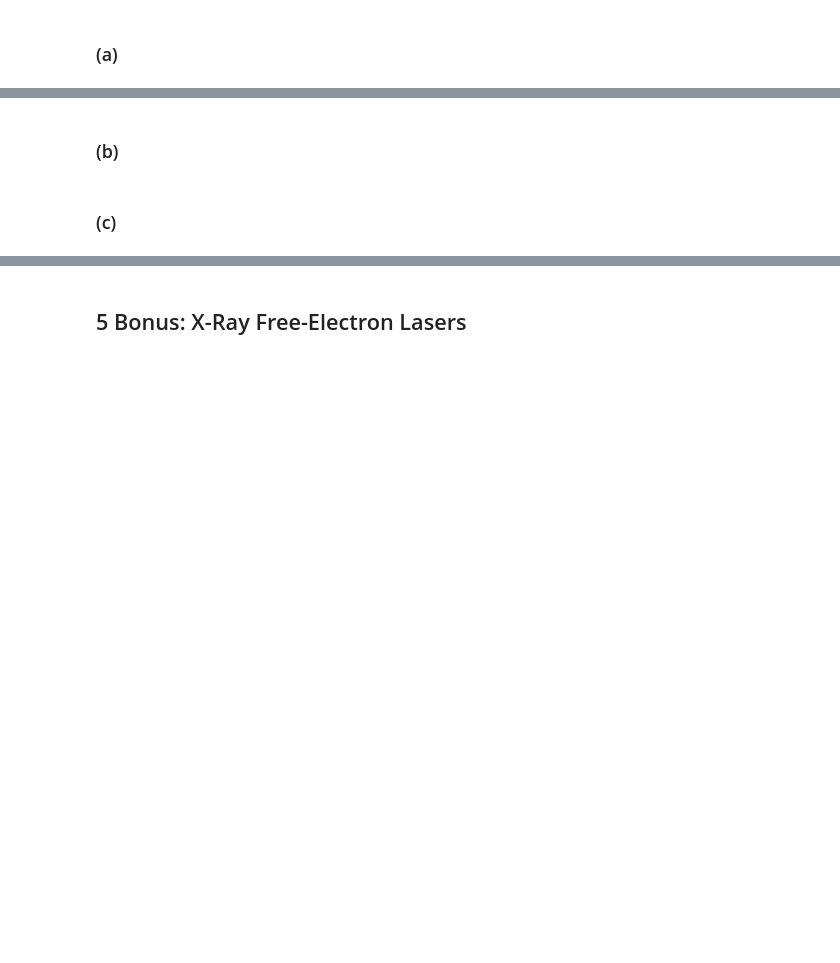
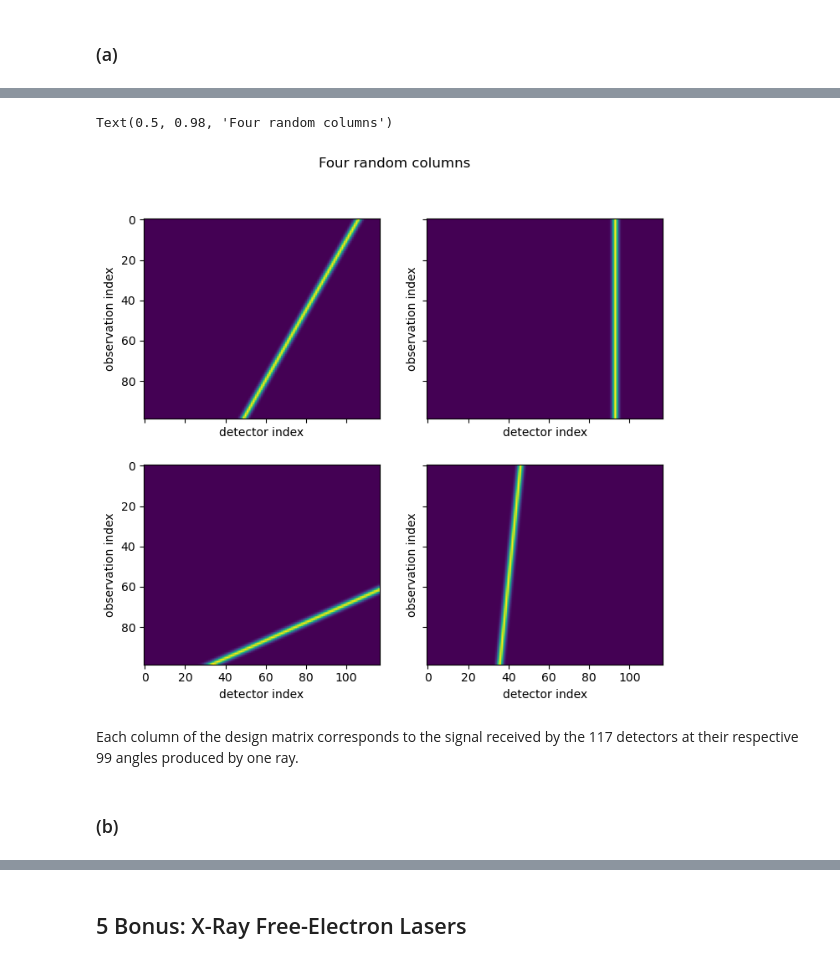
Before and after one commit to mschuemann/mlph_w24, a Jupyter notebook: sheet03/sheet03.ipynb, the cells around one changed output, grey strips where cells are left out. Saved outputs shown, nothing was run; the diff lists cells and outputs as text; code cells hidden in the pictures; blank space fills up the shorter version.

```diff
--- a/sheet03/sheet03.ipynb
+++ b/sheet03/sheet03.ipynb
@@ -246,2 +228,17 @@ plt.show()
+# %%
+design_matrix = np.load('data/design_matrix.npy')
+X = design_matrix
+fig, axes = plt.subplots(2,2,figsize=(8,7), sharey=True, sharex=True)
+axes = axes.flatten()
+for i , ax in enumerate(axes):
+    ax.imshow(np.reshape(X[:,np.random.randint(low=0, high=30*70)], (99,117)))
+    ax.set_xlabel("detector index")
+    ax.set_ylabel("observation index")
+fig.suptitle("Four random columns")
+# %% [output]
+Text(0.5, 0.98, 'Four random columns')
+[figure, added]
+# %% [markdown]
+Each column of the design matrix corresponds to the signal received by the 117 detectors at their respective 99 angles produced by one ray.
 # %% [markdown]
 ### (b)
@@ -250,2 +244,0 @@ plt.show()
-# %% [markdown]
-### (c)
```
Also changed, not shown: parts of 13 cells of this notebook.
